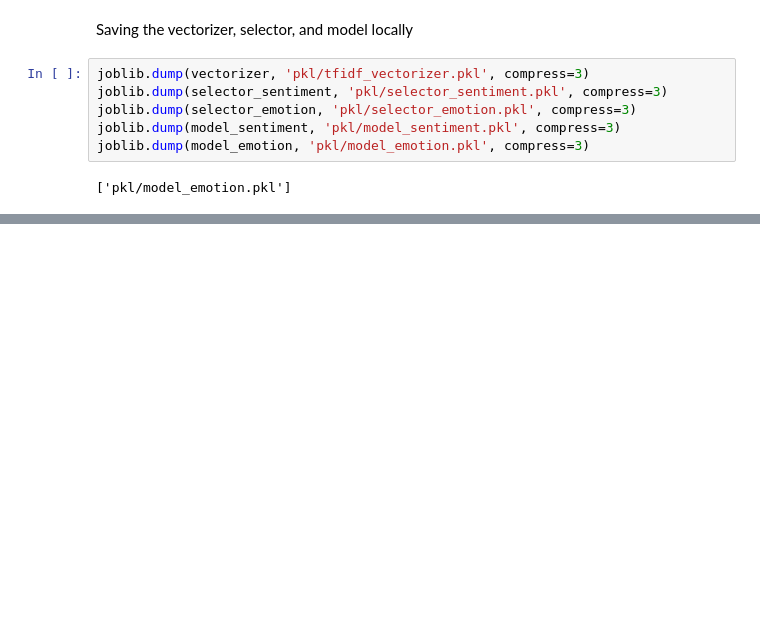
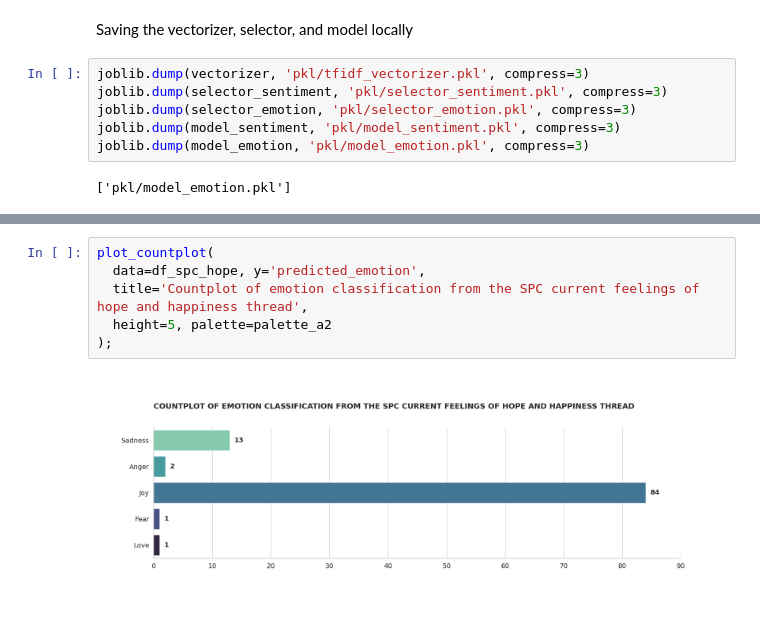
Before and after one commit to hyoaru/anonalyze-process, a Jupyter notebook: models/sentiment-emotion-classification/model-training-process.ipynb, the cells around one changed output, grey strips where cells are left out. Cells and saved outputs as stored; diff of their text form; blank space fills up the shorter version.

```diff
--- a/models/sentiment-emotion-classification/model-training-process.ipynb
+++ b/models/sentiment-emotion-classification/model-training-process.ipynb
@@ -859,0 +891,8 @@ joblib.dump(model_emotion, 'pkl/model_emotion.pkl', compress=3)
+# %%
+plot_countplot(
+  data=df_spc_hope, y='predicted_emotion',
+  title='Countplot of emotion classification from the SPC current feelings of hope and happiness thread',
+  height=5, palette=palette_a2
+);
+# %% [output]
+[figure, added]
```
Also changed, not shown: parts of 18 cells of this notebook, 2 other files.
